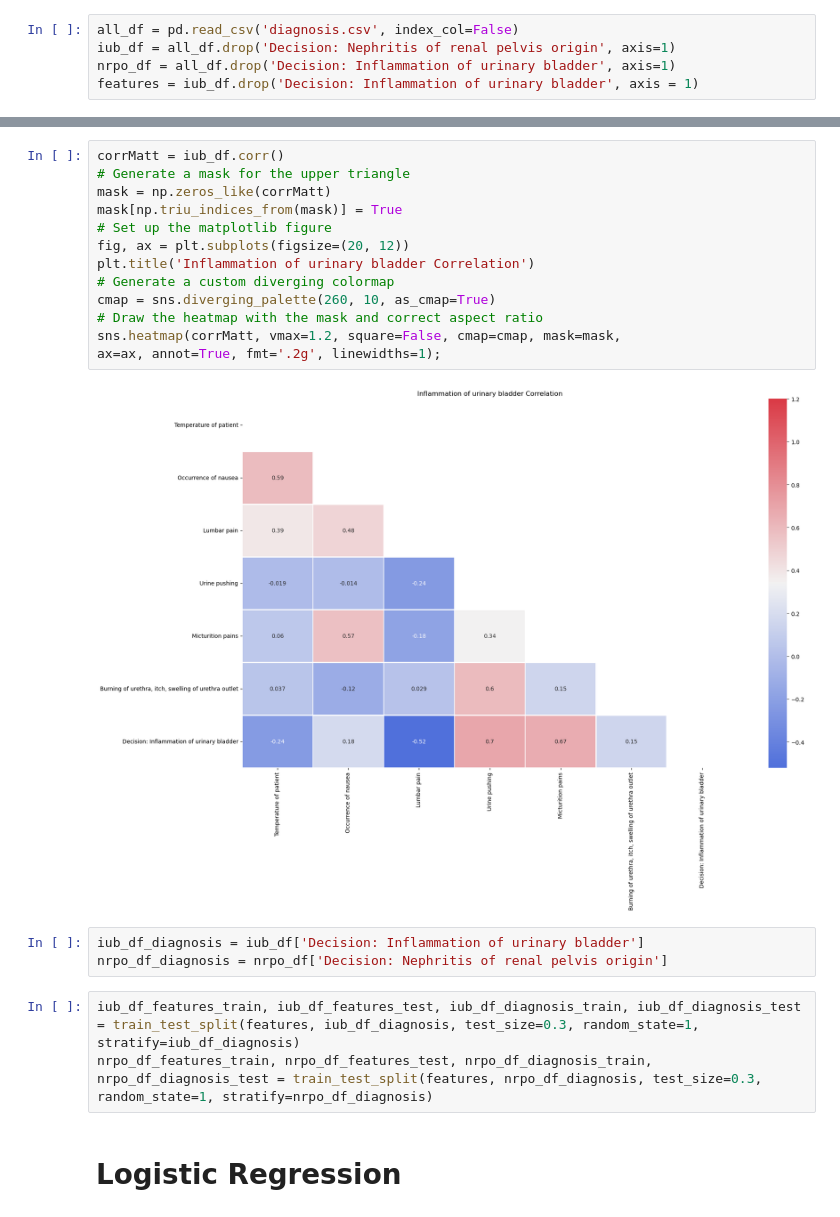
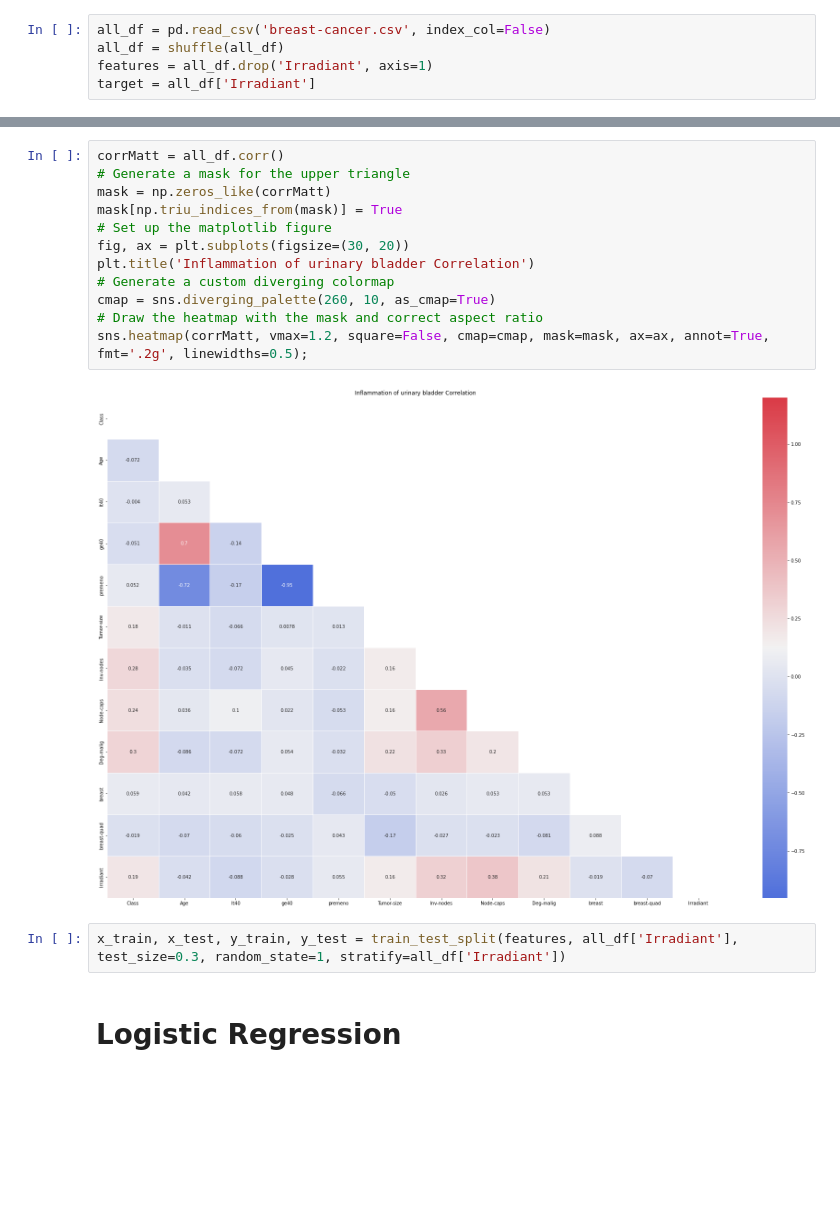
Before and after one commit to shawnhuyiwen/MLAssignment1, a Jupyter notebook: Assignment1.ipynb, the cells around one changed output, grey strips where cells are left out. Saved outputs shown, nothing was run; the diff lists cells and outputs as text; blank space fills up the shorter version.

```diff
--- a/Assignment1.ipynb
+++ b/Assignment1.ipynb
@@ -7,6 +8,6 @@ from sklearn.model_selection import train_test_split
 # %%
-all_df = pd.read_csv('diagnosis.csv', index_col=False)
-iub_df = all_df.drop('Decision: Nephritis of renal pelvis origin', axis=1)
-nrpo_df = all_df.drop('Decision: Inflammation of urinary bladder', axis=1)
-features = iub_df.drop('Decision: Inflammation of urinary bladder', axis = 1)
+all_df = pd.read_csv('breast-cancer.csv', index_col=False)
+all_df = shuffle(all_df)
+features = all_df.drop('Irradiant', axis=1)
+target = all_df['Irradiant']
 # %%
@@ -22,24 +18,19 @@ sns.countplot(x="Decision: Nephritis of renal pelvis origin", data=all_df)
 # %%
-corrMatt = iub_df.corr()
+corrMatt = all_df.corr()
 # Generate a mask for the upper triangle
 mask = np.zeros_like(corrMatt)
 mask[np.triu_indices_from(mask)] = True
 # Set up the matplotlib figure
-fig, ax = plt.subplots(figsize=(20, 12))
+fig, ax = plt.subplots(figsize=(30, 20))
 plt.title('Inflammation of urinary bladder Correlation')
 # Generate a custom diverging colormap
 cmap = sns.diverging_palette(260, 10, as_cmap=True)
 # Draw the heatmap with the mask and correct aspect ratio
-sns.heatmap(corrMatt, vmax=1.2, square=False, cmap=cmap, mask=mask,
-ax=ax, annot=True, fmt='.2g', linewidths=1);
+sns.heatmap(corrMatt, vmax=1.2, square=False, cmap=cmap, mask=mask, ax=ax, annot=True, fmt='.2g', linewidths=0.5);
 # %% [output]
-[figure, old version]
+[figure, new version]
-# %%
-iub_df_diagnosis = iub_df['Decision: Inflammation of urinary bladder']
-nrpo_df_diagnosis = nrpo_df['Decision: Nephritis of renal pelvis origin']
 # %%
-iub_df_features_train, iub_df_features_test, iub_df_diagnosis_train, iub_df_diagnosis_test = train_test_split(features, iub_df_diagnosis, test_size=0.3, random_state=1, stratify=iub_df_diagnosis)
-nrpo_df_features_train, nrpo_df_features_test, nrpo_df_diagnosis_train, nrpo_df_diagnosis_test = train_test_split(features, nrpo_df_diagnosis, test_size=0.3, random_state=1, stratify=nrpo_df_diagnosis)
+x_train, x_test, y_train, y_test = train_test_split(features, all_df['Irradiant'], test_size=0.3, random_state=1, stratify=all_df['Irradiant'])
 # %% [markdown]
 # Logistic Regression
 # %%
```
Also changed, not shown: parts of 15 cells of this notebook, 5 other files.
